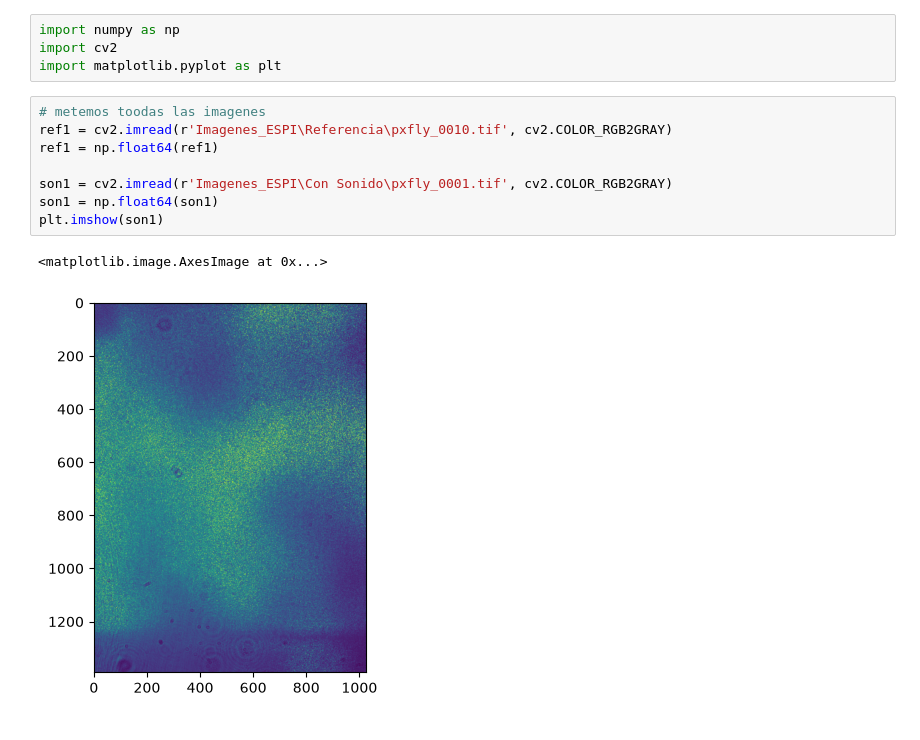
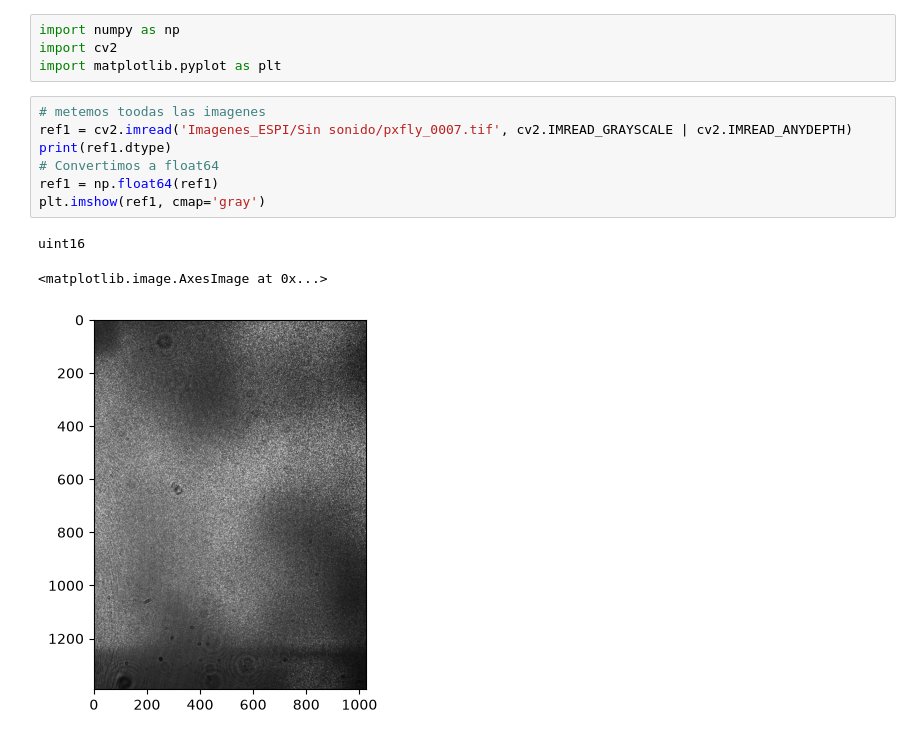
Before and after one commit to RojasG4mer/Metrologia_Optica_2026, a Jupyter notebook: Practica ESPI/Practica_ESPI.ipynb, the cells around one changed output. Cells and saved outputs as stored; diff of their text form.

```diff
--- a/Practica ESPI/Practica_ESPI.ipynb
+++ b/Practica ESPI/Practica_ESPI.ipynb
@@ -6,12 +6,12 @@ import cv2
 import matplotlib.pyplot as plt
 # %%
 # metemos toodas las imagenes
-ref1 = cv2.imread(r'Imagenes_ESPI\Referencia\pxfly_0010.tif', cv2.COLOR_RGB2GRAY)
+ref1 = cv2.imread('Imagenes_ESPI/Sin sonido/pxfly_0007.tif', cv2.IMREAD_GRAYSCALE | cv2.IMREAD_ANYDEPTH)
+print(ref1.dtype)
+# Convertimos a float64
 ref1 = np.float64(ref1)
-
-son1 = cv2.imread(r'Imagenes_ESPI\Con Sonido\pxfly_0001.tif', cv2.COLOR_RGB2GRAY)
-son1 = np.float64(son1)
-plt.imshow(son1)
+plt.imshow(ref1, cmap='gray')
 # %% [output]
-<matplotlib.image.AxesImage at 0x...>
+uint16
+<matplotlib.image.AxesImage at 0x...>
-[figure, old version]
+[figure, new version]
```
Also changed, not shown: parts of 12 cells of this notebook, 16 other files.
